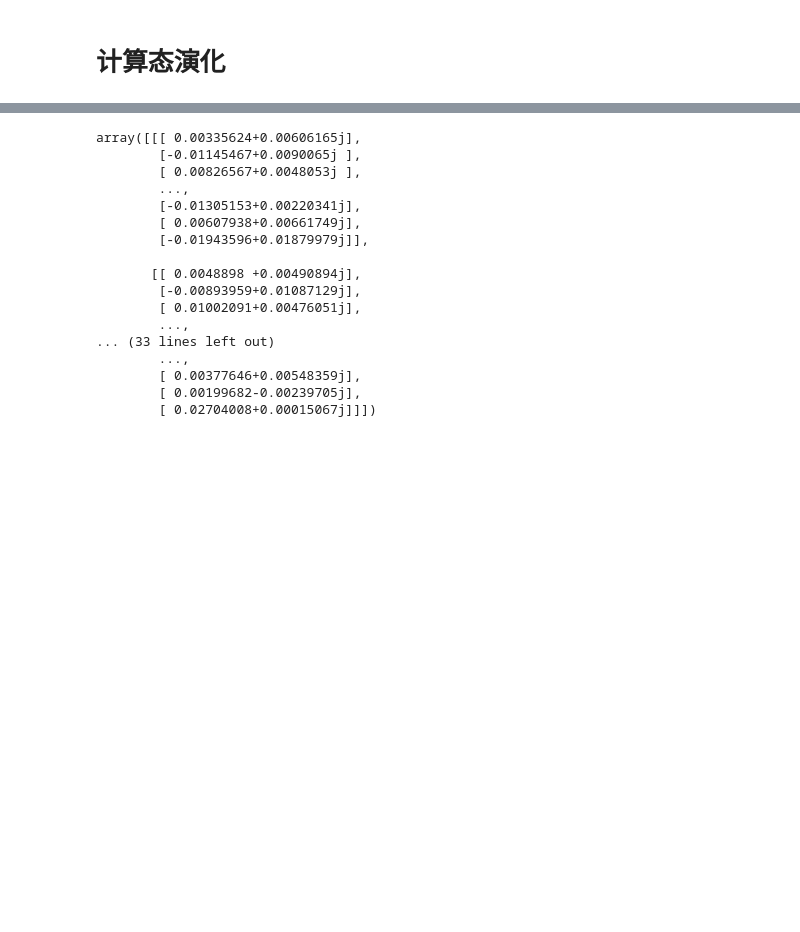
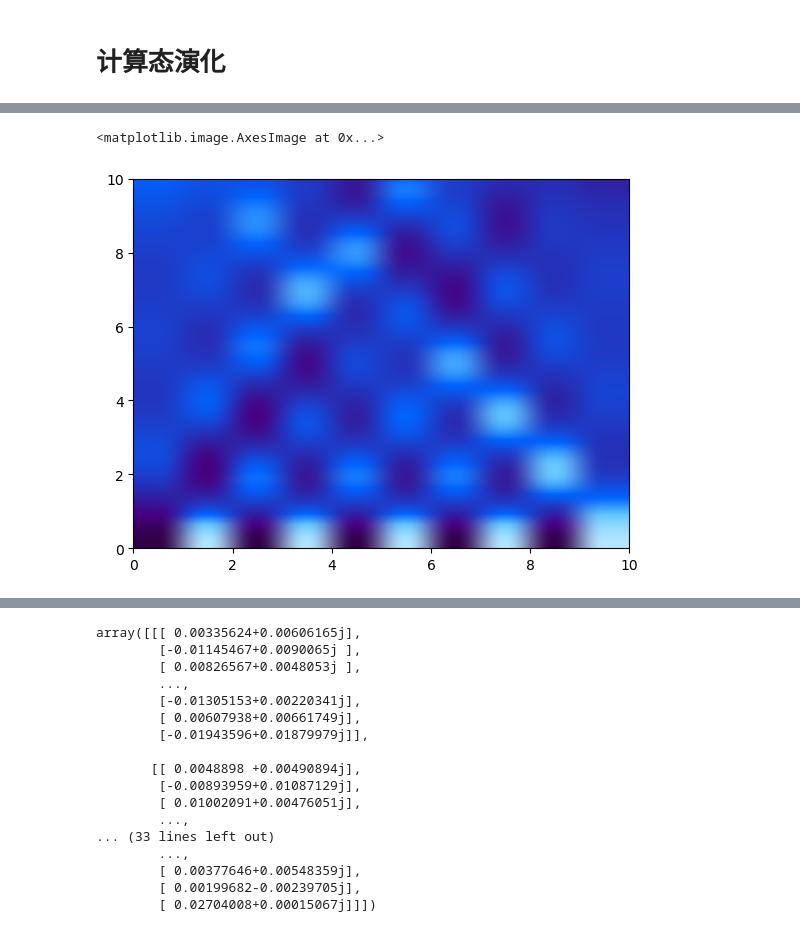
Before and after one commit to zhuhaodavid/quante, a Jupyter notebook: example/evolve.ipynb, the cells around one changed output, grey strips where cells are left out. Cells and saved outputs as stored; diff of their text form; code cells hidden in the pictures; blank space fills up the shorter version.

```diff
--- a/example/evolve.ipynb
+++ b/example/evolve.ipynb
@@ -2,0 +5,22 @@
+# %%
+import quante as qt
+import numpy as np
+op = qt.generate.operas
+
+L = 10
+tlist = np.linspace(0, 10, 200)
+
+# Model
+J, γ = 1., 0.
+builder = op.SpinOperBuilder()
+for l in range(L-1):
+    builder += 1/2 * (J + γ), 'p', l+1, 'm',   l
+    builder += 1/2 * (J - γ), 'p',   l, 'm', l+1
+ham = builder.build()
+
+basis = qt.generate.basis.spin_basis(L=L, Nup=L//2)
+obsoper = [op.z(i) for i in range(L)]
+init_state = qt.generate.state.neel(L=L, down_first=True, basis=basis)
+
+res = ham.evolve(init_state, tlist, obsoper, basis=basis)
+res
@@ -2,0 +35,23 @@
+# %%
+# 可视化
+
+import matplotlib.pyplot as plt
+# from tqdm import tqdm
+from IPython.display import clear_output, display
+op = qt.generate.operas
+from matplotlib.colors import LinearSegmentedColormap
+colors = [
+    (48/255, 0/255, 70/255),   # 深紫色
+    (72/255, 0/255, 130/255),  # 紫
+    (50/255, 30/255, 160/255), # 紫蓝
+    (30/255, 60/255, 200/255), # 深蓝
+    (0/255, 100/255, 255/255), # 蓝色
+    (100/255, 200/255, 255/255), # 淡蓝
+    (180/255, 230/255, 255/255)  # 青色 / 浅青蓝
+]
+# 创建平滑渐变的 colormap，插值成 256 个颜色
+custom_cmap = LinearSegmentedColormap.from_list("smooth_purple_blue", colors, N=256)
+plt.imshow(res, aspect='auto', extent=(0, L, 0, 10), cmap=custom_cmap, origin='lower')  # 设置
+# %% [output]
+<matplotlib.image.AxesImage at 0x...>
+[figure, added]
```
Also changed, not shown: parts of 6 cells of this notebook, 6 other files.
